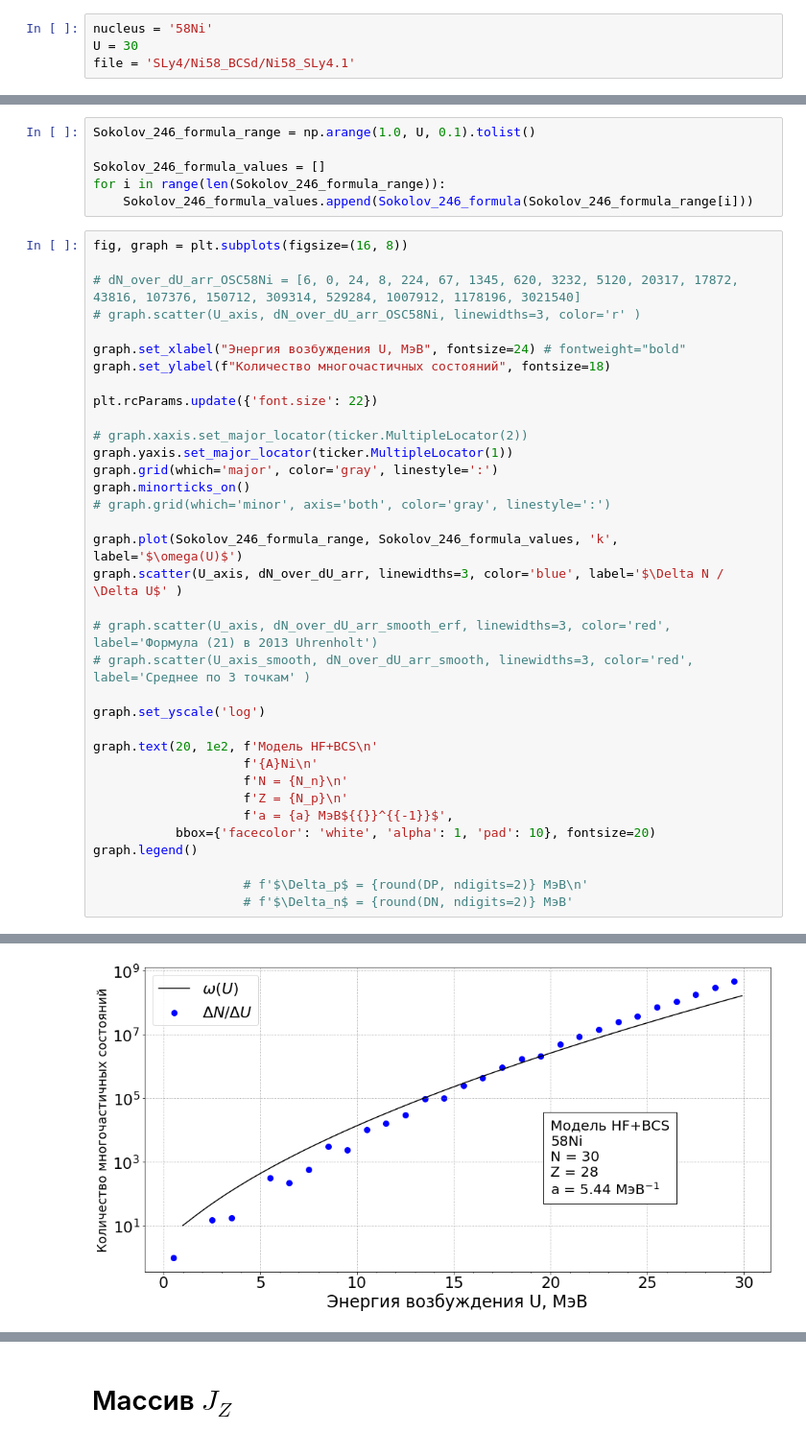
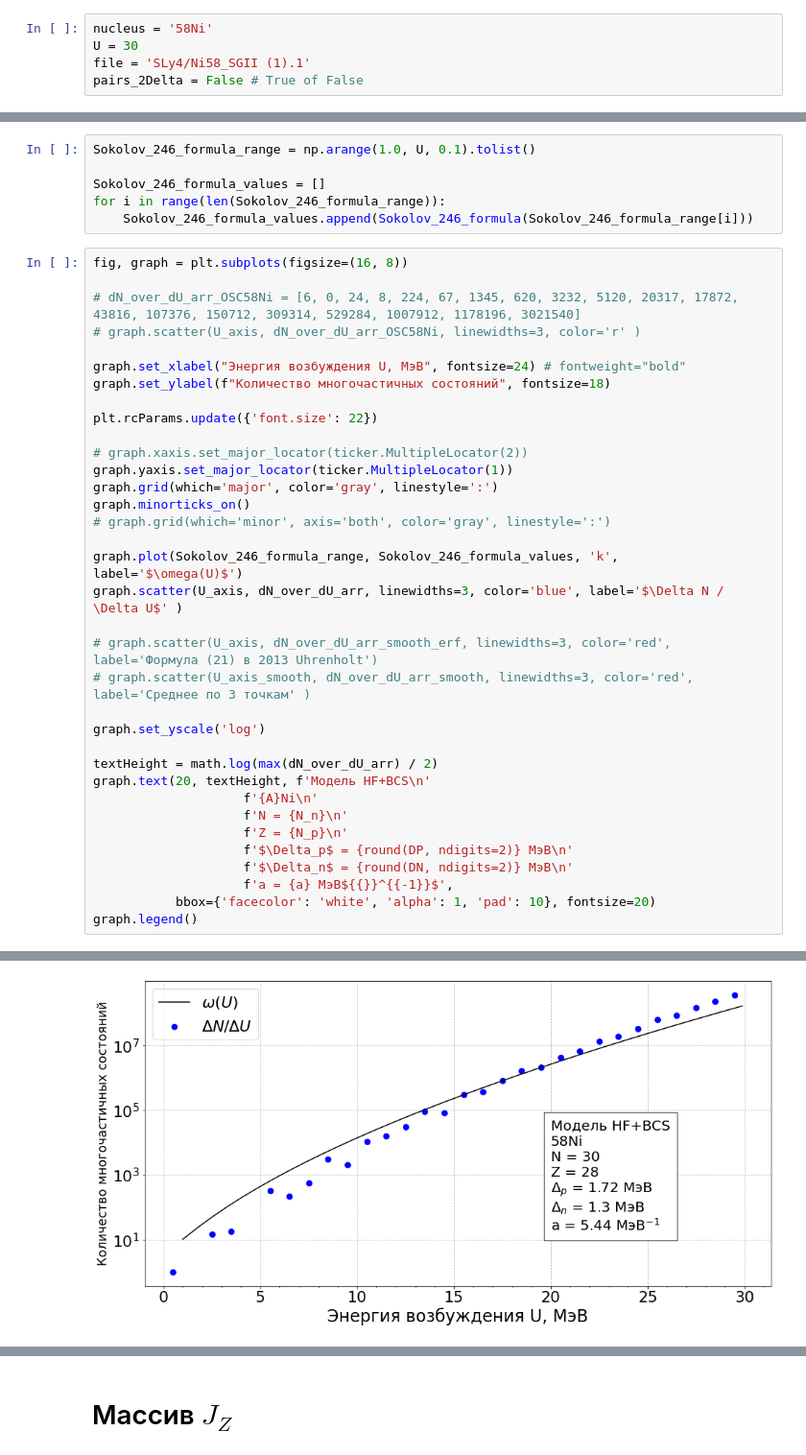
Before and after one commit to leonidtrofimov001/Level-Density, a Jupyter notebook: project_pairing HF_BCS.ipynb, the cells around one changed output, grey strips where cells are left out. Shown at 96% size. Cells and saved outputs as stored; diff of their text form.

```diff
--- a/project_pairing HF_BCS.ipynb
+++ b/project_pairing HF_BCS.ipynb
@@ -85,7 +91,8 @@ import re
 # %%
 nucleus = '58Ni'
 U = 30
-file = 'SLy4/Ni58_BCSd/Ni58_SLy4.1'
+file = 'SLy4/Ni58_SGII (1).1'
+pairs_2Delta = False # True of False
 # %%
 # Определение массового числа [A], числа протонов [N_p] и нейтронов [N_n] из [nucleus]
 
@@ -775,38 +775,38 @@ fig, graph = plt.subplots(figsize=(16, 8))
 # dN_over_dU_arr_OSC58Ni = [6, 0, 24, 8, 224, 67, 1345, 620, 3232, 5120, 20317, 17872, 43816, 107376, 150712, 309314, 529284, 1007912, 1178196, 3021540]
 # graph.scatter(U_axis, dN_over_dU_arr_OSC58Ni, linewidths=3, color='r' )
 
 graph.set_xlabel("Энергия возбуждения U, МэВ", fontsize=24) # fontweight="bold"
 graph.set_ylabel(f"Количество многочастичных состояний", fontsize=18)
 
 plt.rcParams.update({'font.size': 22})
 
 # graph.xaxis.set_major_locator(ticker.MultipleLocator(2))
 graph.yaxis.set_major_locator(ticker.MultipleLocator(1))
 graph.grid(which='major', color='gray', linestyle=':')
 graph.minorticks_on()
 # graph.grid(which='minor', axis='both', color='gray', linestyle=':')
 
 graph.plot(Sokolov_246_formula_range, Sokolov_246_formula_values, 'k', label='$\omega(U)$')
 graph.scatter(U_axis, dN_over_dU_arr, linewidths=3, color='blue', label='$\Delta N / \Delta U$' )
 
 # graph.scatter(U_axis, dN_over_dU_arr_smooth_erf, linewidths=3, color='red', label='Формула (21) в 2013 Uhrenholt')
 # graph.scatter(U_axis_smooth, dN_over_dU_arr_smooth, linewidths=3, color='red', label='Среднее по 3 точкам' )
 
 graph.set_yscale('log')
 
-graph.text(20, 1e2, f'Модель HF+BCS\n'
+textHeight = math.log(max(dN_over_dU_arr) / 2)
+graph.text(20, textHeight, f'Модель HF+BCS\n'
                     f'{A}Ni\n'
                     f'N = {N_n}\n'
                     f'Z = {N_p}\n'
+                    f'$\Delta_p$ = {round(DP, ndigits=2)} МэВ\n'
+                    f'$\Delta_n$ = {round(DN, ndigits=2)} МэВ\n'
                     f'a = {a} МэВ${{}}^{{-1}}$',
            bbox={'facecolor': 'white', 'alpha': 1, 'pad': 10}, fontsize=20)
 graph.legend()
-
-                    # f'$\Delta_p$ = {round(DP, ndigits=2)} МэВ\n'
-                    # f'$\Delta_n$ = {round(DN, ndigits=2)} МэВ'
 # %% [output]
 <matplotlib.legend.Legend at 0x...>
-[figure, old version]
+[figure, new version]
 # %%
 print(dN_over_dU_arr)
 # %% [output]
```
Also changed, not shown: parts of 18 cells of this notebook.
